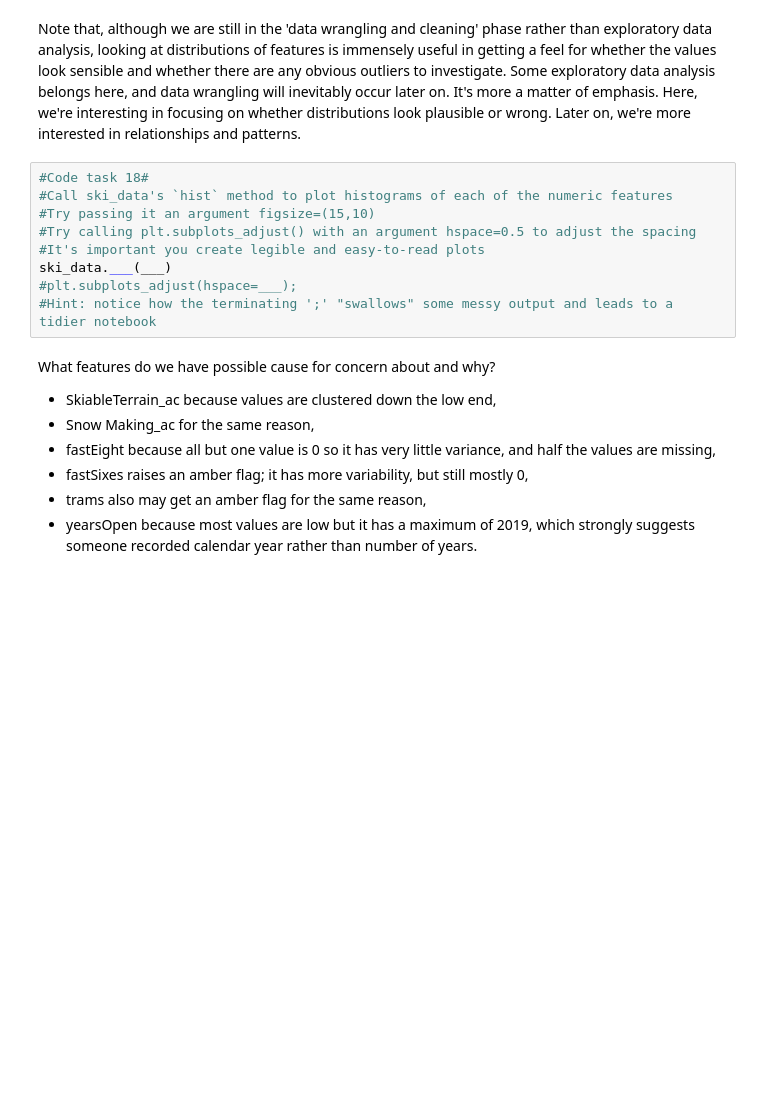
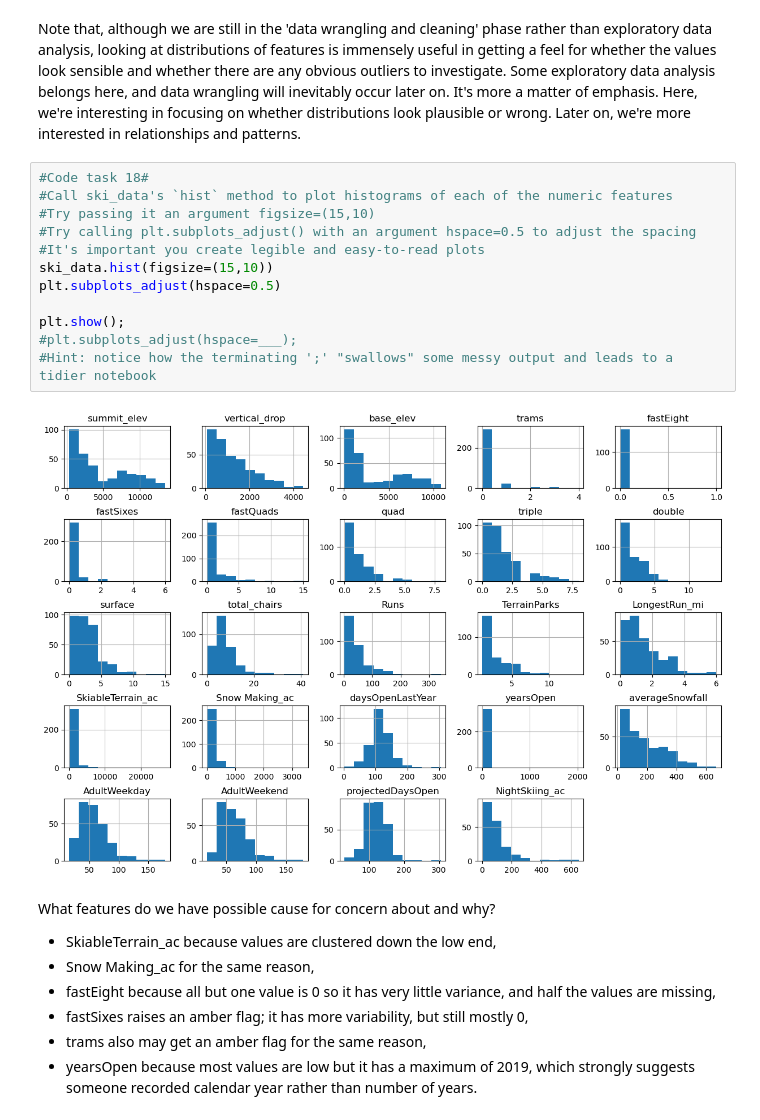
Before and after one commit to ajamkotc/DataScienceGuidedCapstone, a Jupyter notebook: Notebooks/02_data_wrangling.ipynb, the cells around one changed output. Saved outputs shown, nothing was run; the diff lists cells and outputs as text; blank space fills up the shorter version.

```diff
--- a/Notebooks/02_data_wrangling.ipynb
+++ b/Notebooks/02_data_wrangling.ipynb
@@ -505,12 +523,17 @@ Note that, although we are still in the 'data wrangling and cleaning' phase rath
 # %%
 #Code task 18#
 #Call ski_data's `hist` method to plot histograms of each of the numeric features
 #Try passing it an argument figsize=(15,10)
 #Try calling plt.subplots_adjust() with an argument hspace=0.5 to adjust the spacing
 #It's important you create legible and easy-to-read plots
-ski_data.___(___)
+ski_data.hist(figsize=(15,10))
+plt.subplots_adjust(hspace=0.5)
+
+plt.show();
 #plt.subplots_adjust(hspace=___);
 #Hint: notice how the terminating ';' "swallows" some messy output and leads to a tidier notebook
+# %% [output]
+[figure, added]
 # %% [markdown]
 What features do we have possible cause for concern about and why?
 
```
Also changed, not shown: parts of 31 cells of this notebook.
